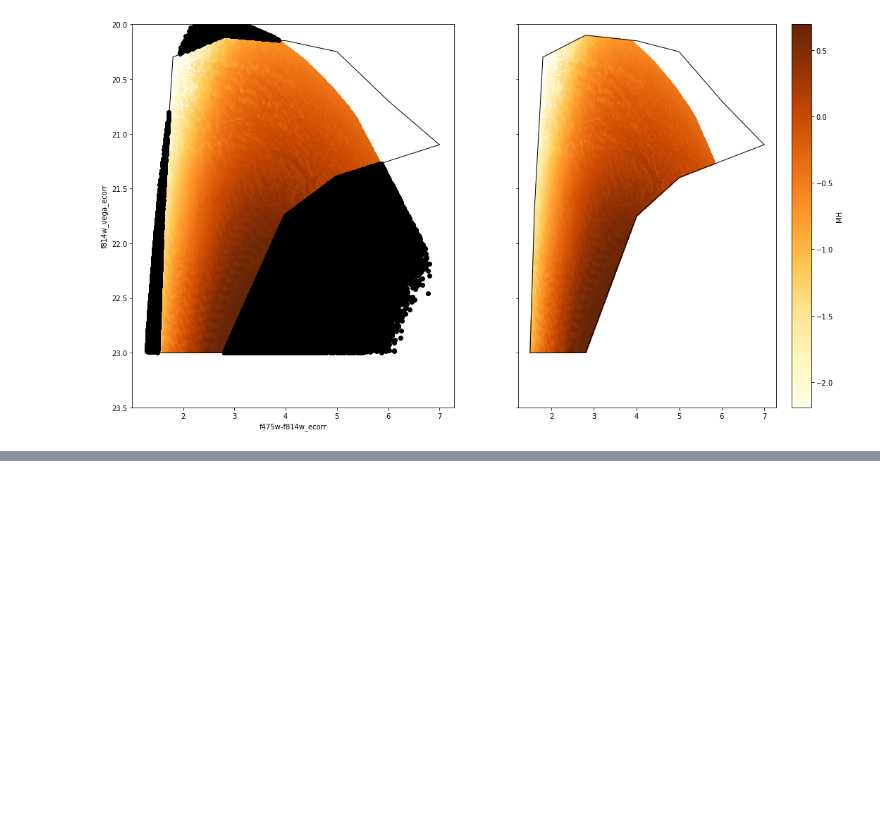
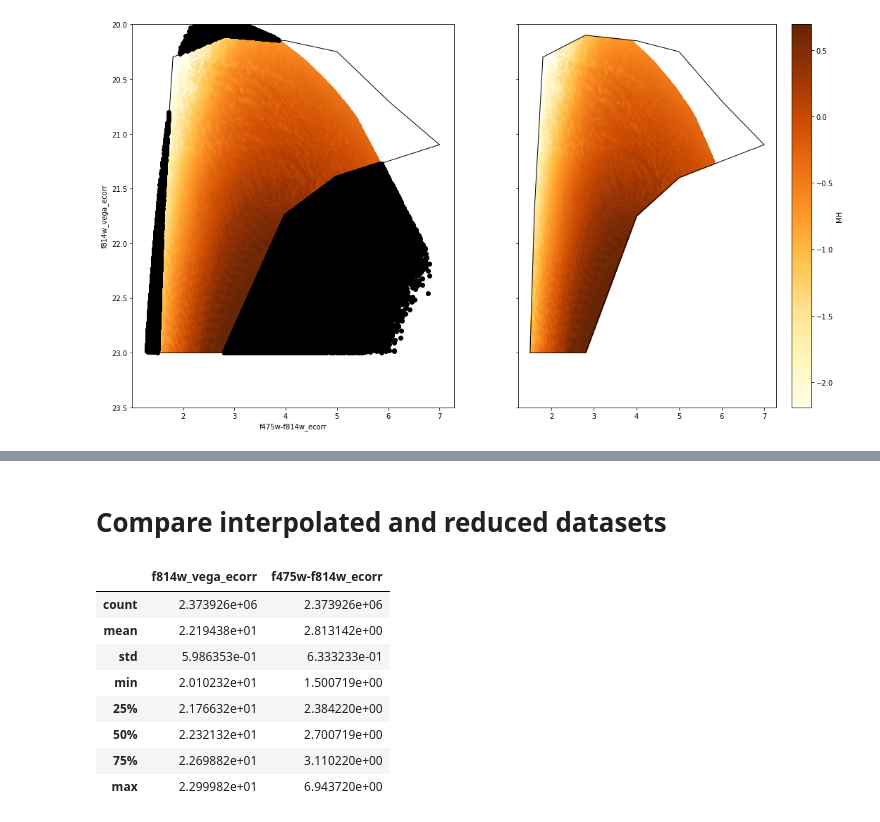
Before and after one commit to mmckay18/phast_rgbstars_mdf, a Jupyter notebook: code/test_module_fns.ipynb, the cells around one changed output, grey strips where cells are left out. Drawn from its saved outputs; the diff is of its cells as text; code cells hidden in the pictures; blank space fills up the shorter version.

```diff
--- a/code/test_module_fns.ipynb
+++ b/code/test_module_fns.ipynb
@@ -184,0 +215,18 @@ Saving the photometry catalog with interpolated values as /Users/mmckay/phd_proj
+# %% [markdown]
+# Compare interpolated and reduced datasets
+# %%
+interpolated_phast_rgb_agb_df = pd.read_csv('/Users/mmckay/phd_projects/analysis_routine/DATA/interpolated_phast_rgb_agb_selection.csv')
+interpolated_phast_rgb_df = pd.read_csv('/Users/mmckay/phd_projects/analysis_routine/DATA/interpolated_phast_rgb_selection.csv')
+phast_rgb_selection_df = pd.read_csv('/Users/mmckay/phd_projects/analysis_routine/DATA/phast_rgb_selection.csv')
+# %%
+phast_rgb_selection_df[['f814w_vega_ecorr', 'f475w-f814w_ecorr']].describe()
+# %% [output]
+|  | f814w_vega_ecorr | f475w-f814w_ecorr |
+| count | 2.373926e+06 | 2.373926e+06 |
+| mean | 2.219438e+01 | 2.813142e+00 |
+| std | 5.986353e-01 | 6.333233e-01 |
+| min | 2.010232e+01 | 1.500719e+00 |
+| 25% | 2.176632e+01 | 2.384220e+00 |
+| 50% | 2.232132e+01 | 2.700719e+00 |
+| 75% | 2.269882e+01 | 3.110220e+00 |
+| max | 2.299982e+01 | 6.943720e+00 |
```
Also changed, not shown: parts of 19 cells of this notebook, 7 other files.
